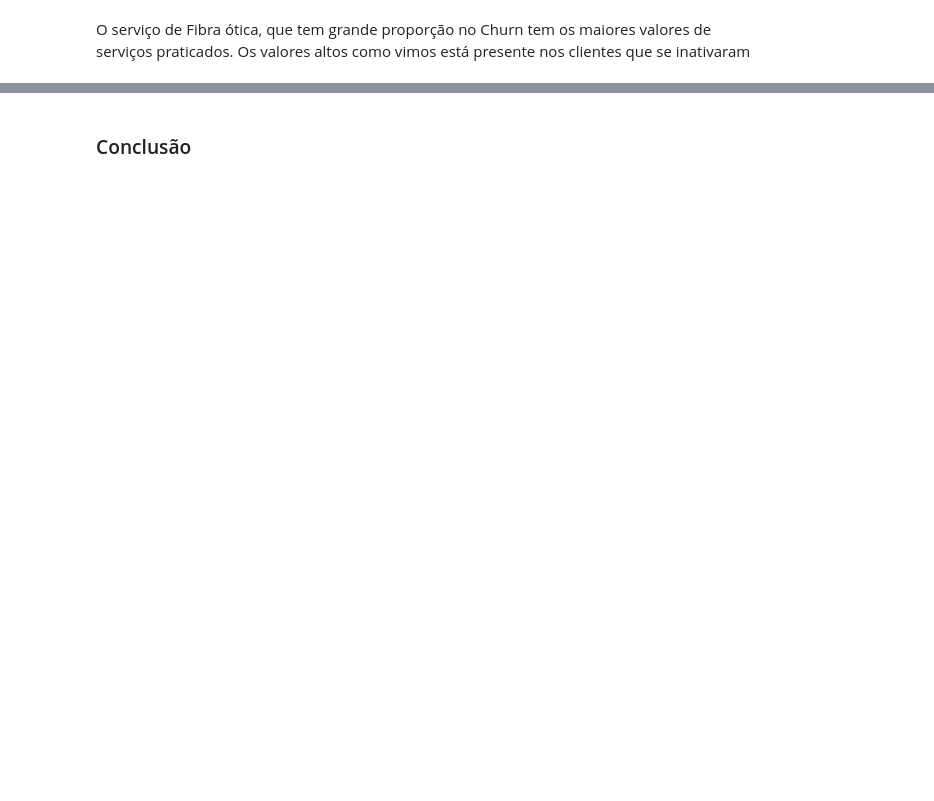
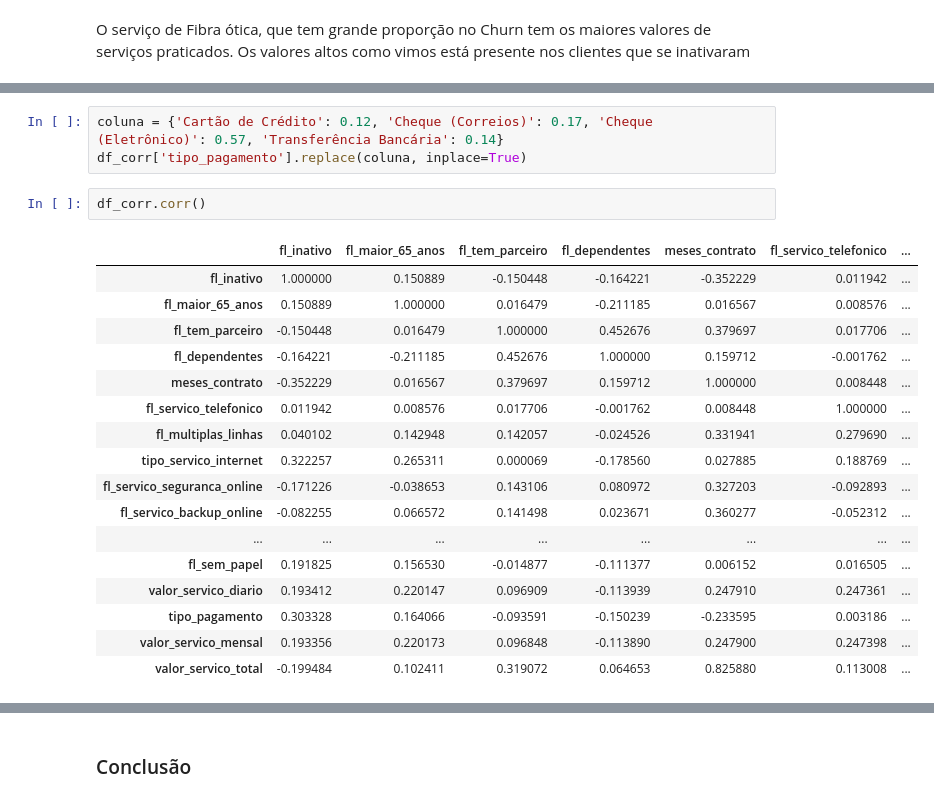
Before and after one commit to exata0mente/Challenge-Data-Science-Allura, a Jupyter notebook: Semana 2/Base de Dados - Visualização.ipynb, the cells around one changed output, grey strips where cells are left out. Drawn from its saved outputs; the diff is of its cells as text; blank space fills up the shorter version.

```diff
--- a/Semana 2/Base de Dados - Visualização.ipynb
+++ b/Semana 2/Base de Dados - Visualização.ipynb
@@ -328,0 +396,23 @@ sns.catplot(data=df_churn.query("tipo_servico_internet == 'Fibra ótica'"),
+# %%
+coluna = {'Cartão de Crédito': 0.12, 'Cheque (Correios)': 0.17, 'Cheque (Eletrônico)': 0.57, 'Transferência Bancária': 0.14}
+df_corr['tipo_pagamento'].replace(coluna, inplace=True)
+# %%
+df_corr.corr()
+# %% [output]
+|  | fl_inativo | fl_maior_65_anos | fl_tem_parceiro | fl_dependentes | meses_contrato | fl_servico_telefonico | ... |
+| fl_inativo | 1.000000 | 0.150889 | -0.150448 | -0.164221 | -0.352229 | 0.011942 | ... |
+| fl_maior_65_anos | 0.150889 | 1.000000 | 0.016479 | -0.211185 | 0.016567 | 0.008576 | ... |
+| fl_tem_parceiro | -0.150448 | 0.016479 | 1.000000 | 0.452676 | 0.379697 | 0.017706 | ... |
+| fl_dependentes | -0.164221 | -0.211185 | 0.452676 | 1.000000 | 0.159712 | -0.001762 | ... |
+| meses_contrato | -0.352229 | 0.016567 | 0.379697 | 0.159712 | 1.000000 | 0.008448 | ... |
+| fl_servico_telefonico | 0.011942 | 0.008576 | 0.017706 | -0.001762 | 0.008448 | 1.000000 | ... |
+| fl_multiplas_linhas | 0.040102 | 0.142948 | 0.142057 | -0.024526 | 0.331941 | 0.279690 | ... |
+| tipo_servico_internet | 0.322257 | 0.265311 | 0.000069 | -0.178560 | 0.027885 | 0.188769 | ... |
+| fl_servico_seguranca_online | -0.171226 | -0.038653 | 0.143106 | 0.080972 | 0.327203 | -0.092893 | ... |
+| fl_servico_backup_online | -0.082255 | 0.066572 | 0.141498 | 0.023671 | 0.360277 | -0.052312 | ... |
+| ... | ... | ... | ... | ... | ... | ... | ... |
+| fl_sem_papel | 0.191825 | 0.156530 | -0.014877 | -0.111377 | 0.006152 | 0.016505 | ... |
+| valor_servico_diario | 0.193412 | 0.220147 | 0.096909 | -0.113939 | 0.247910 | 0.247361 | ... |
+| tipo_pagamento | 0.303328 | 0.164066 | -0.093591 | -0.150239 | -0.233595 | 0.003186 | ... |
+| valor_servico_mensal | 0.193356 | 0.220173 | 0.096848 | -0.113890 | 0.247900 | 0.247398 | ... |
+| valor_servico_total | -0.199484 | 0.102411 | 0.319072 | 0.064653 | 0.825880 | 0.113008 | ... |
```
Also changed, not shown: parts of 21 cells of this notebook.
